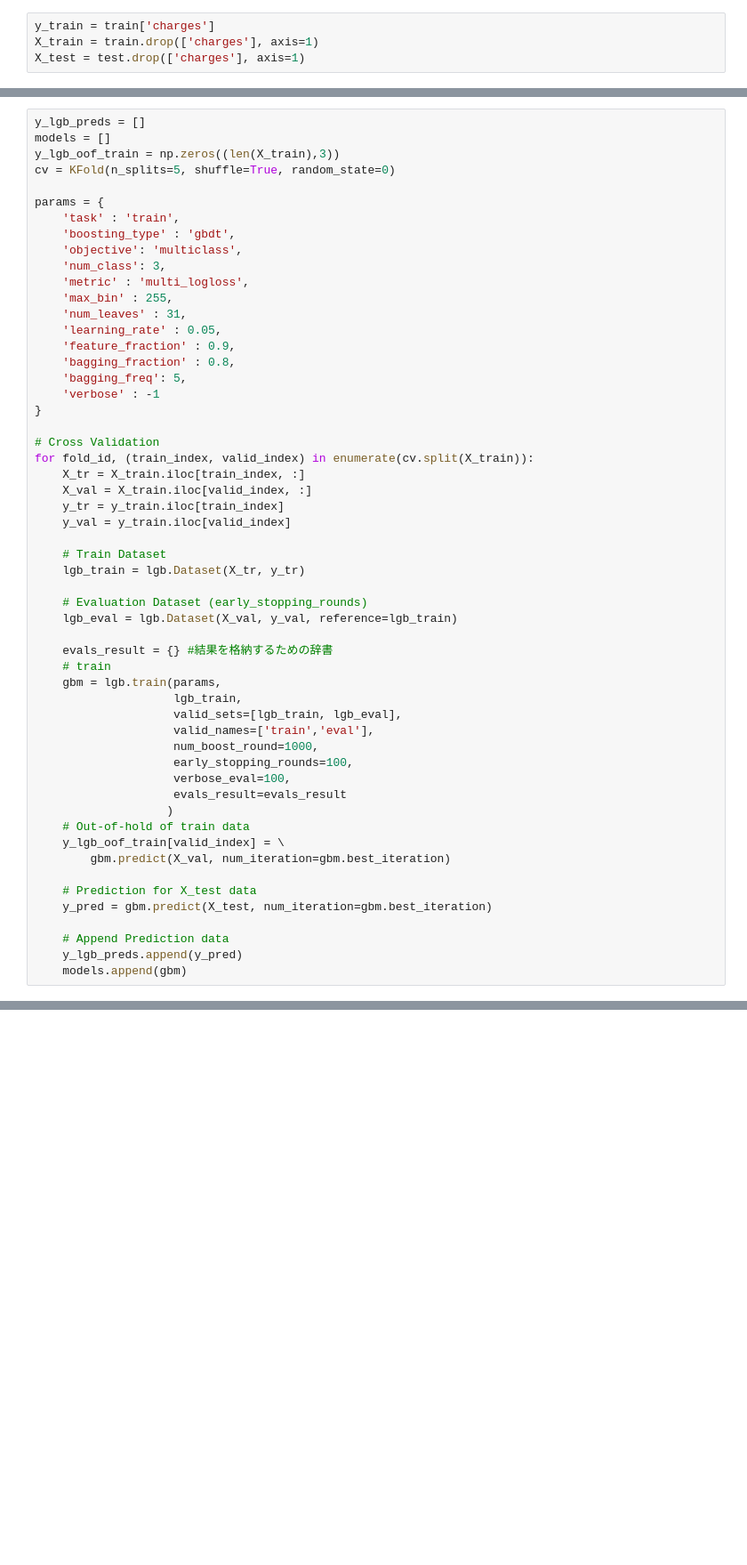
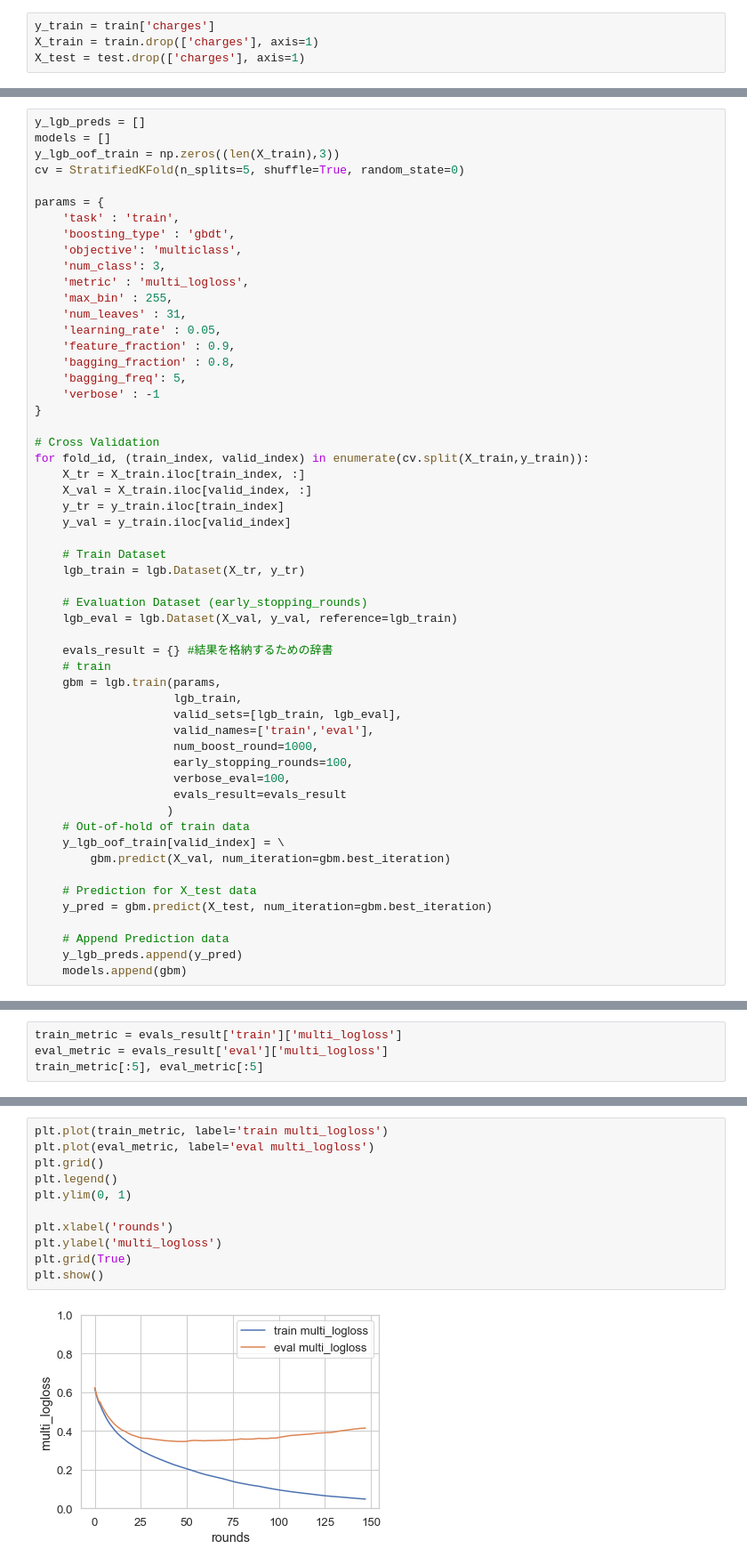
Before and after one commit to RooibosGood/signate, a Jupyter notebook: Begginer11/begginer11.ipynb, the cells around one changed output, grey strips where cells are left out. Shown: that part at 89% size. Drawn from its saved outputs; the diff is of its cells as text; blank space fills up the shorter version.

```diff
--- a/Begginer11/begginer11.ipynb
+++ b/Begginer11/begginer11.ipynb
@@ -127,7 +127,7 @@ from sklearn.model_selection import KFold
 y_lgb_preds = []
 models = []
 y_lgb_oof_train = np.zeros((len(X_train),3))
-cv = KFold(n_splits=5, shuffle=True, random_state=0)
+cv = StratifiedKFold(n_splits=5, shuffle=True, random_state=0)
 
 params = {
     'task' : 'train',
@@ -145,7 +145,7 @@ params = {
 }
 
 # Cross Validation
-for fold_id, (train_index, valid_index) in enumerate(cv.split(X_train)):
+for fold_id, (train_index, valid_index) in enumerate(cv.split(X_train,y_train)):
     X_tr = X_train.iloc[train_index, :]
     X_val = X_train.iloc[valid_index, :]
     y_tr = y_train.iloc[train_index]
@@ -222,0 +204,4 @@ array([[0.96773719, 0.02161381, 0.010649  ],
+# %%
+train_metric = evals_result['train']['multi_logloss']
+eval_metric = evals_result['eval']['multi_logloss']
+train_metric[:5], eval_metric[:5]
@@ -222,0 +219,13 @@ array([[0.96773719, 0.02161381, 0.010649  ],
+# %%
+plt.plot(train_metric, label='train multi_logloss')
+plt.plot(eval_metric, label='eval multi_logloss')
+plt.grid()
+plt.legend()
+plt.ylim(0, 1)
+
+plt.xlabel('rounds')
+plt.ylabel('multi_logloss')
+plt.grid(True)
+plt.show()
+# %% [output]
+[figure, added]
```
Also changed, not shown: parts of 12 cells of this notebook, 1 other file.
